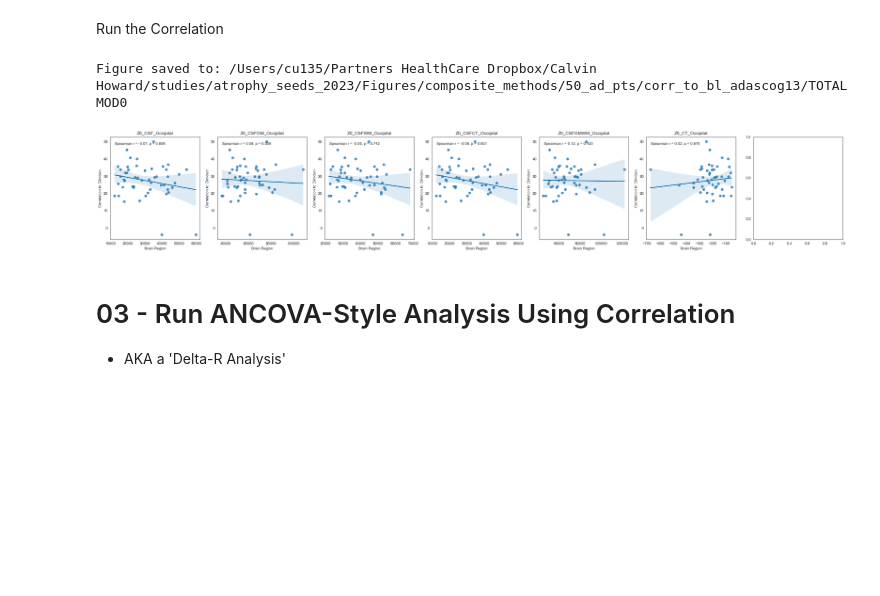
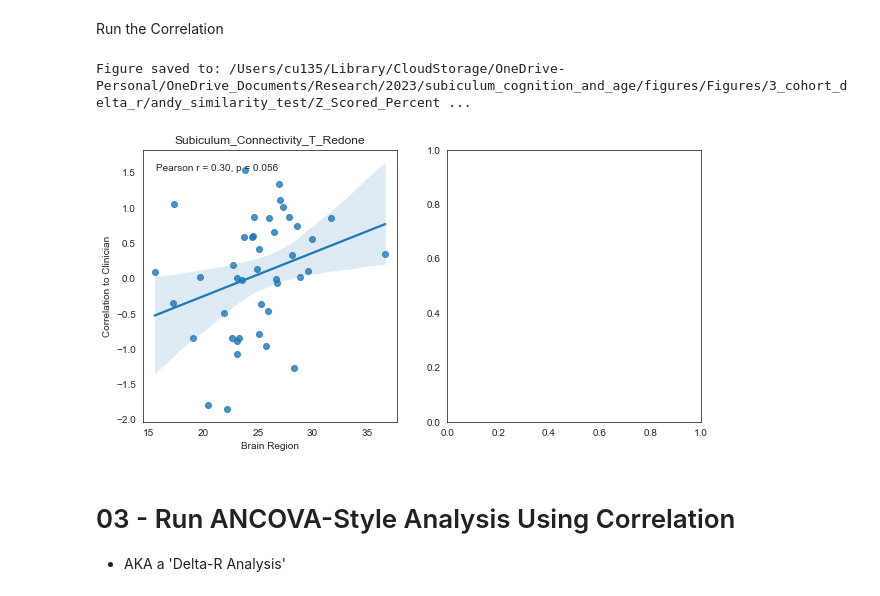
Before and after one commit to Calvinwhow/calvin_utils_project, a Jupyter notebook: notebooks/statistical_notebooks/correlations/correlation_notebook.ipynb, the cells around one changed output. Drawn from its saved outputs; the diff is of its cells as text; code cells hidden in the pictures; blank space fills up the shorter version.

````diff
--- a/notebooks/statistical_notebooks/correlations/correlation_notebook.ipynb
+++ b/notebooks/statistical_notebooks/correlations/correlation_notebook.ipynb
@@ -28,11 +28,11 @@ Notes:
 ```
 # %%
 # Specify the path to your CSV file containing NIFTI paths
-input_csv_path = '/Users/cu135/Partners HealthCare Dropbox/Calvin Howard/studies/atrophy_seeds_2023/metadata/true_ad_patient_data/z0_atrophy_thresholded.csv'
-sheet= None
+input_csv_path = '/Users/cu135/Partners HealthCare Dropbox/Calvin Howard/studies/cognition_2023/metadata/master_list_proper_subjects.xlsx'
+sheet= 'master_list_proper_subjects'
 # %%
 # Specify where you want to save your results to
-out_dir = '/Users/cu135/Partners HealthCare Dropbox/Calvin Howard/studies/atrophy_seeds_2023/Figures/composite_methods/50_ad_pts/corr_to_bl_adascog13'
+out_dir = '/Users/cu135/Library/CloudStorage/OneDrive-Personal/OneDrive_Documents/Research/2023/subiculum_cognition_and_age/figures/Figures/3_cohort_delta_r/andy_similarity_test'
 # %%
 from calvin_utils.permutation_analysis_utils.statsmodels_palm import CalvinStatsmodelsPalm
 # Instantiate the PalmPrepararation class
@@ -190,3 +192,6 @@ x_variable_list = ['Z0_CSF_Occipital', 'Z0_CSFGM_Occipital', 'Z0_CSFWM_Occipital
+# %%
+y_variables_list = ['Z_Scored_Percent_Cognitive_Improvement']
+x_variable_list = ['Subiculum_Connectivity_T_Redone']
 # %% [markdown]
 Enter a column for categories (optional)
 # %%
@@ -195,7 +200,7 @@ cat_col = None
 Choose Correlation Method
 - Options: 'spearman', 'pearson', 'kendall'
 # %%
-correlation = 'spearman'
+correlation = 'pearson'
 # %% [markdown]
 Define plot Labels
 - These are the axes
@@ -208,17 +213,17 @@ Run the Correlation
 # %%
 from calvin_utils.statistical_utils.scatterplot import ScatterplotGenerator
 for y_var in y_variables_list:
     generator = ScatterplotGenerator(dataframe=data_df, data_dict={y_var: x_variable_list},
                                     x_label=x_label, y_label=y_label, correlation=correlation,
                                     palette='tab10',
-                                    rows_per_fig=1, cols_per_fig=7,
+                                    rows_per_fig=1, cols_per_fig=2,
                                     ylim=None,
                                     out_dir=out_dir,
                                     category_col=cat_col)
     generator.run()
 # %% [output]
-Figure saved to: /Users/cu135/Partners HealthCare Dropbox/Calvin Howard/studies/atrophy_seeds_2023/Figures/composite_methods/50_ad_pts/corr_to_bl_adascog13/TOTALMOD0
+Figure saved to: /Users/cu135/Library/CloudStorage/OneDrive-Personal/OneDrive_Documents/Research/2023/subiculum_cognition_and_age/figures/Figures/3_cohort_delta_r/andy_similarity_test/Z_Scored_Percent ...
-[figure, old version]
+[figure, new version]
 # %% [markdown]
 # 03 - Run ANCOVA-Style Analysis Using Correlation
 - AKA a 'Delta-R Analysis'
````
Also changed, not shown: parts of 32 cells of this notebook, 7 other files.
